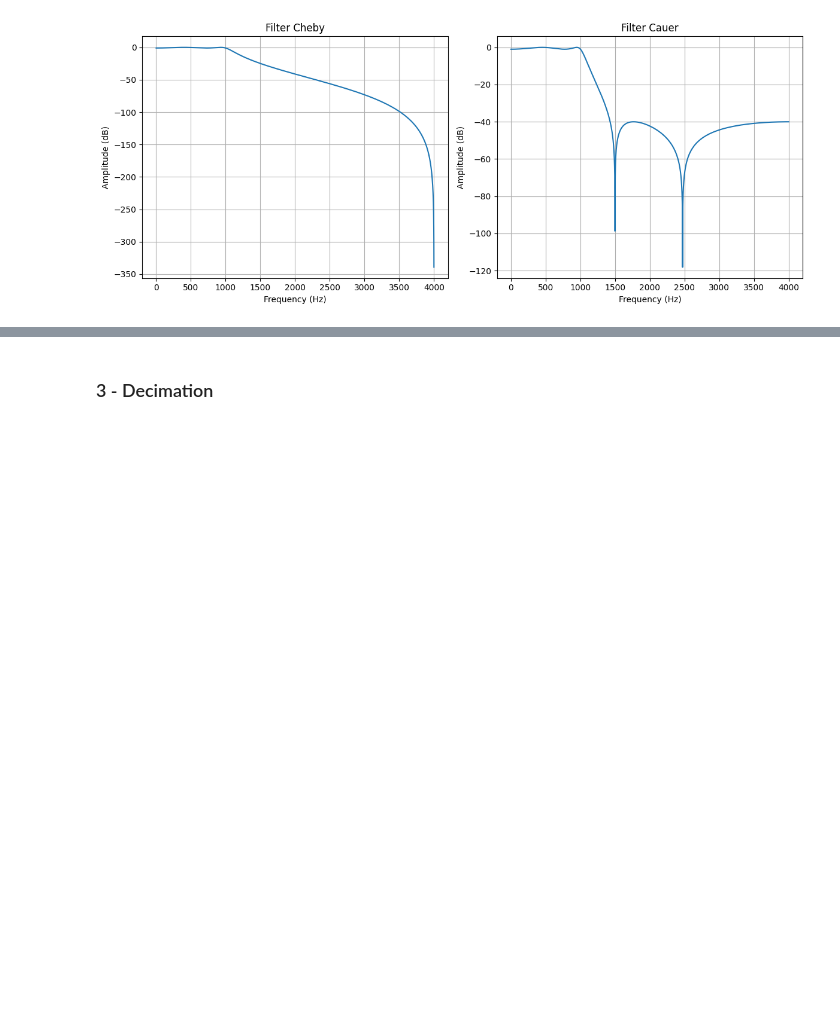
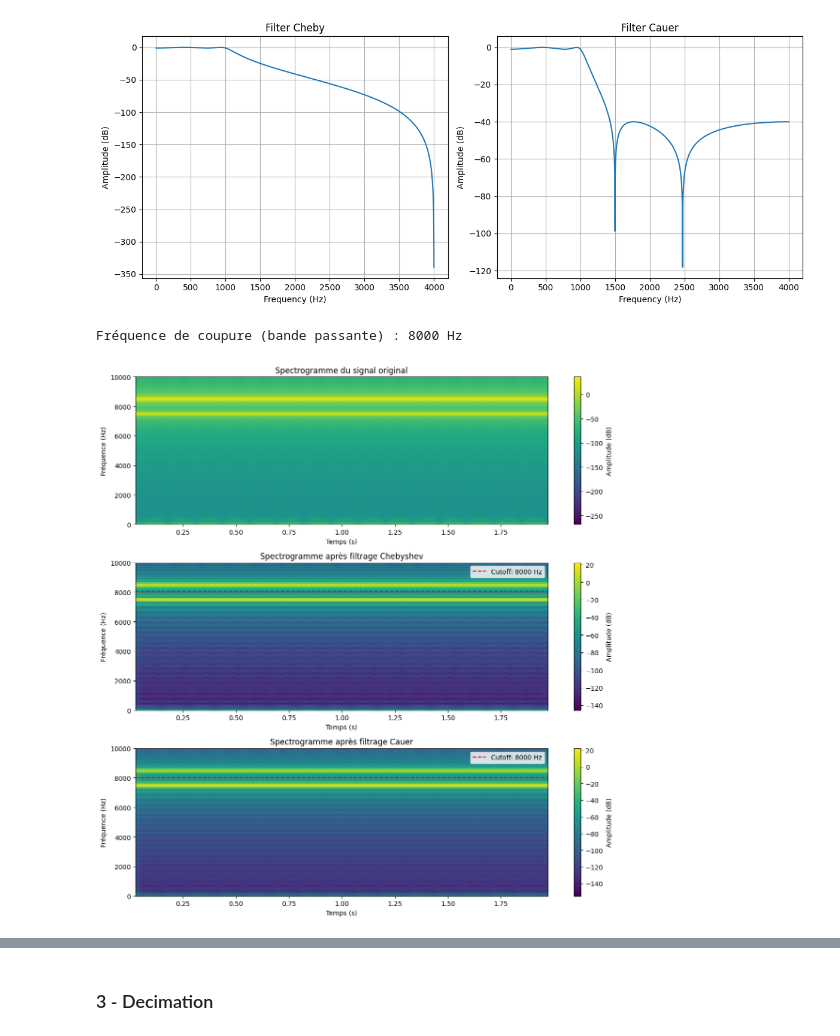
Before and after one commit to mordamed/ProjetSignalProcessing, a Jupyter notebook: student_funct.ipynb, the cells around one changed output, grey strips where cells are left out. Drawn from its saved outputs; the diff is of its cells as text; code cells hidden in the pictures; blank space fills up the shorter version.

```diff
--- a/student_funct.ipynb
+++ b/student_funct.ipynb
@@ -229,6 +229,74 @@ def plot_filter_responses(b_cheby, a_cheby, b_cauer, a_cauer, fs):
 plot_filter_responses(b_cheby, a_cheby, b_cauer, a_cauer, fs)
 # %% [output]
 [figure]
+# %%
+import numpy as np
+import matplotlib.pyplot as plt
+from scipy.signal import spectrogram, cheby1, ellip, lfilter
+
+# Paramètres du signal
+fs = 20000  # Fréquence d'échantillonnage (Hz)
+duration = 2.0  # Durée du signal (secondes)
+t = np.linspace(0, duration, int(fs * duration), endpoint=False)  # Axe temporel
+
+# Générer le signal composite
+sinus1 = 100 * np.sin(2 * np.pi * 8500 * t)  # Sinusoïde 1 : amplitude 100V, fréquence 8500 Hz
+sinus2 = 20 * np.sin(2 * np.pi * 7500 * t)   # Sinusoïde 2 : amplitude 20V, fréquence 7500 Hz
+signal_composite = sinus1 + sinus2
+
+# Paramètres des filtres
+wp = 8000  # Bande passante (Hz)
+gpass = 1  # Ondulation dans la bande passante (dB)
+gstop = 40  # Atténuation dans la bande d'arrêt (dB)
+nyquist = fs / 2
+wp_norm = wp / nyquist
+
+# Imprimer la fréquence de coupure
+print(f"Fréquence de coupure (bande passante) : {wp} Hz")
+
+# Filtre Chebyshev
+b_cheby, a_cheby = cheby1(N=4, rp=gpass, Wn=wp_norm, btype='low', output='ba')
+
+# Filtre Cauer (Elliptique)
+b_cauer, a_cauer = ellip(N=4, rp=gpass, rs=gstop, Wn=wp_norm, btype='low', output='ba')
+
+# Application des filtres
+signal_cheby = lfilter(b_cheby, a_cheby, signal_composite)
+signal_cauer = lfilter(b_cauer, a_cauer, signal_composite)
+
+# Fonction pour afficher un spectrogramme
+def plot_spectrogram(signal, fs, title, cutoff_freq=None):
+    f, t, Sxx = spectrogram(signal, fs=fs, nperseg=1024, noverlap=512, scaling='spectrum')
+    plt.pcolormesh(t, f, 10 * np.log10(Sxx), shading='gouraud')
+    plt.title(title)
+    plt.ylabel('Fréquence (Hz)')
+    plt.xlabel('Temps (s)')
+    plt.colorbar(label='Amplitude (dB)')
+    plt.ylim(0, nyquist)
+    if cutoff_freq:
+        plt.axhline(cutoff_freq, color='red', linestyle='--', linewidth=1.5, label=f'Cutoff: {cutoff_freq} Hz')
+        plt.legend()
+
+# Affichage des spectrogrammes
+plt.figure(figsize=(12, 12))
+
+# Signal original
+plt.subplot(3, 1, 1)
+plot_spectrogram(signal_composite, fs, "Spectrogramme du signal original")
+
+# Signal filtré avec Chebyshev
+plt.subplot(3, 1, 2)
+plot_spectrogram(signal_cheby, fs, "Spectrogramme après filtrage Chebyshev", cutoff_freq=wp)
+
+# Signal filtré avec Cauer
+plt.subplot(3, 1, 3)
+plot_spectrogram(signal_cauer, fs, "Spectrogramme après filtrage Cauer", cutoff_freq=wp)
+
+plt.tight_layout()
+plt.show()
+# %% [output]
+Fréquence de coupure (bande passante) : 8000 Hz
+[figure, added]
 # %%
 # Définition des paramètres
 fs = 20000  # Fréquence d'échantillonnage (Hz)
```
Also changed, not shown: parts of 8 cells of this notebook, 1 other file.
